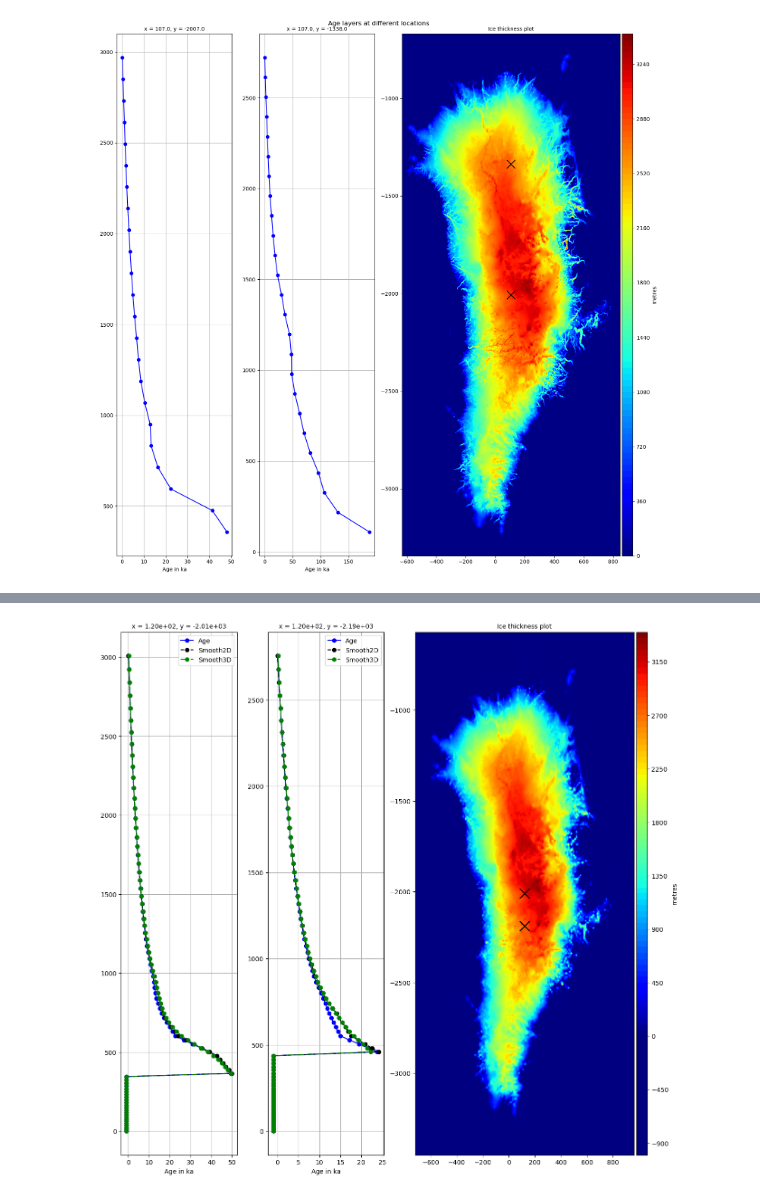
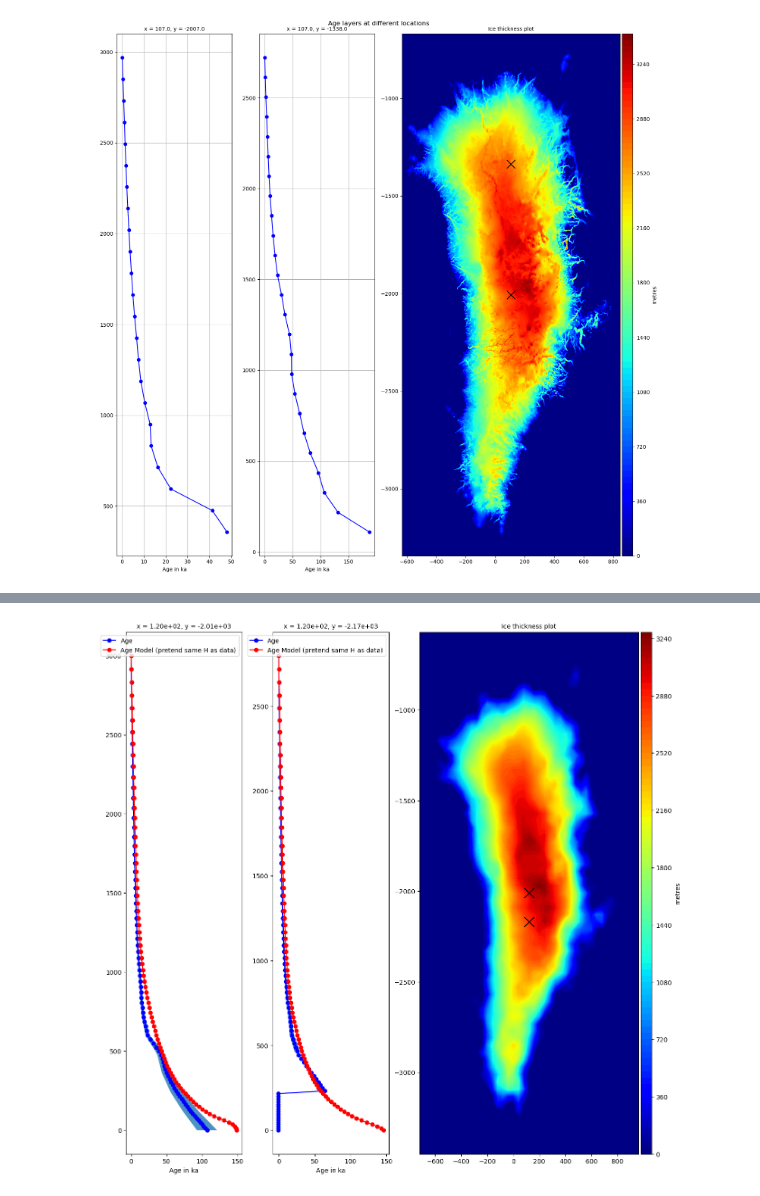
Before and after one commit to Shreyas911/pySICOPOLIS, a Jupyter notebook: examples/jupyter_notebooks/vis_interp_data.ipynb, the cells around one changed output, grey strips where cells are left out. Drawn from its saved outputs; the diff is of its cells as text; code cells hidden in the pictures.

```diff
--- a/examples/jupyter_notebooks/vis_interp_data.ipynb
+++ b/examples/jupyter_notebooks/vis_interp_data.ipynb
@@ -32,12 +32,7 @@ ds_bm5['y'] = ds_bm5['y']*0.001
 ds_temp['x'] = ds_temp['x']*0.001
 ds_temp['y'] = ds_temp['y']*0.001
 
-ds_bm5_10kms = xr.open_dataset(dataPath + 'bm5_data_10kms.nc')
-ds_bm5_16kms = xr.open_dataset(dataPath + 'bm5_data_16kms.nc')
 ds_bm5_40kms = xr.open_dataset(dataPath + 'bm5_data_40kms.nc')
-
-ds_age_10kms = xr.open_dataset(dataPath + 'age_data_10kms.nc')
-ds_age_16kms = xr.open_dataset(dataPath + 'age_data_16kms.nc')
 ds_age_40kms = xr.open_dataset(dataPath + 'age_data_40kms.nc')
 
 ### Load model outputs
@@ -47,7 +42,7 @@ ds_model = xr.open_dataset(modelPath + 'grl40_bm5_paleo17a_CT4_BH0_8point5CS_spi
 ds_model40 = modelData.correctModelDataset(ds_model)
 
 n_rows, n_cols = 2, 3
-aspect_ratio = len(ds_bm5_40kms['xModel'])/len(ds_bm5_40kms['yModel'])
+aspect_ratio = len(ds_bm5_40kms['x'])/len(ds_bm5_40kms['y'])
 subplot_width = 4
 subplot_height = subplot_width / aspect_ratio
 plt.rcParams["figure.figsize"] = ((n_cols+1.0)*subplot_width, n_rows*subplot_height)
@@ -95,7 +90,7 @@ plt.tight_layout()
 [figure]
 # %%
 n_rows, n_cols = 1, 2
-aspect_ratio = len(ds_bm5_40kms['xModel'])/len(ds_bm5_40kms['yModel'])
+aspect_ratio = len(ds_bm5_40kms['x'])/len(ds_bm5_40kms['y'])
 subplot_width = 4
 subplot_height = subplot_width / aspect_ratio
 plt.rcParams["figure.figsize"] = ((n_cols+1.0)*subplot_width, n_rows*subplot_height)
@@ -119,7 +114,7 @@ plt.tight_layout()
 [figure]
 # %%
 n_rows, n_cols = 2, 2
-aspect_ratio = len(ds_bm5_40kms['xModel'])/len(ds_bm5_40kms['yModel'])
+aspect_ratio = len(ds_bm5_40kms['x'])/len(ds_bm5_40kms['y'])
 subplot_width = 4
 subplot_height = subplot_width / aspect_ratio
 plt.rcParams["figure.figsize"] = ((n_cols+1.0)*subplot_width, n_rows*subplot_height)
@@ -285,6 +191,6 @@ np.sum(np.sort(costs_smoothest_weighted.flatten())[::-1][:500])/cost_smoothest_w
 # %%
 n_rows, n_cols = 2, 2
-aspect_ratio = len(ds_bm5_40kms['xModel'])/len(ds_bm5_40kms['yModel'])
+aspect_ratio = len(ds_bm5_40kms['x'])/len(ds_bm5_40kms['y'])
 subplot_width = 4
 subplot_height = subplot_width / aspect_ratio
 plt.rcParams["figure.figsize"] = ((n_cols+1.0)*subplot_width, n_rows*subplot_height)
@@ -607,66 +353,68 @@ plt.tight_layout()
 plt.rcParams["figure.figsize"] = (15,15)
 fig, ax = plt.subplots(1,3, width_ratios=[1,1,2])
 
-fancyPlotter.plot_normal(ds_age_10kms['xModel'], ds_age_10kms['yModel'],
-                         ds_age_10kms['H'],
+fancyPlotter.plot_normal(ds_age_40kms['x'], ds_age_40kms['y'],
+                         ds_age_40kms['H'],
                          cmap = 'jet', nbins = 100, vmin = 0,
                          fig = fig, ax = ax[2],
                          cbar_label = 'metres')
 ax[2].set_title(f'Ice thickness plot', fontsize=10)
 
-xIndex = int(ds_age_10kms['xModel'].shape[0]/2)
-yIndex = int(ds_age_10kms['yModel'].shape[0]/2)
+xIndex = int(ds_age_40kms['x'].shape[0]/2)
+yIndex = int(ds_age_40kms['y'].shape[0]/2)
 
-xLoc = ds_age_10kms['xModel'][xIndex].data
-yLoc = ds_age_10kms['yModel'][yIndex].data
-age_z = ds_age_10kms['age_c'][:,yIndex,xIndex]
-age_smooth2D_z = ds_age_10kms['age_c_smooth2D'][:,yIndex,xIndex]
-age_smooth3D_z = ds_age_10kms['age_c_smooth3D'][:,yIndex,xIndex]
-depth_z = ds_age_10kms['z_minus_zbModel'][:,yIndex,xIndex]
+xLoc = ds_age_40kms['x'][xIndex].data
+yLoc = ds_age_40kms['y'][yIndex].data
+age_z = ds_age_40kms['age_c'][:,yIndex,xIndex]
+age_z_uncert = ds_age_40kms['age_c_uncert'][:,yIndex,xIndex]
+age_z_model = ds_model40["age_c"][:,yIndex,xIndex]
+depth_z = ds_age_40kms['sigma'].data*ds_age_40kms["H"].data[yIndex, xIndex]
+depth_z_model = depth_z.copy()
 
-fancyPlotter.plot_1D_depth_profile(age_z/1000, depth_z, None,
+fancyPlotter.plot_1D_depth_profile(age_z/1000, depth_z, age_z_uncert/1000,
                                    fig=fig, ax = ax[0],
                                    linestyle='-', marker='o', color='b',
                                    label = 'Age')
-fancyPlotter.plot_1D_depth_profile(age_smooth2D_z/1000, depth_z, None,
+
+fancyPlotter.plot_1D_depth_profile(age_z_model/1000, depth_z_model, None,
                                    fig=fig, ax = ax[0],
-                                   linestyle='--', marker='o', color='k',
-                                   label = 'Smooth2D')
-fancyPlotter.plot_1D_depth_profile(age_smooth3D_z/1000, depth_z, None,
-                                   fig=fig, ax = ax[0],
-                                   linestyle='-.', marker='o', color='g',
-                                   label = 'Smooth3D')
+                                   linestyle='-', marker='o', color='r',
+                                   label = 'Age Model (pretend same H as data)')
 
 ax[0].set_title(f'x = {xLoc:.2e}, y = {yLoc:.2e}', fontsize=10)
 ax[0].set_xlabel(f'Age in ka', fontsize=10)
 ax[2].scatter(xLoc, yLoc, s=250, c='black', marker='x')
 ax[0].legend()
 
-xIndex = int(ds_age_10kms['xModel'].shape[0]/2)
-yIndex = int(3*ds_age_10kms['xModel'].shape[0]/4)
+print(age_z_uncert)
+print(age_z/age_z_uncert)
 
-xLoc = ds_age_10kms['xModel'][xIndex].data
-yLoc = ds_age_10kms['yModel'][yIndex].data
-age_z = ds_age_10kms['age_c'][:,yIndex,xIndex]
-age_smooth2D_z = ds_age_10kms['age_c_smooth2D'][:,yIndex,xIndex]
-age_smooth3D_z = ds_age_10kms['age_c_smooth3D'][:,yIndex,xIndex]
-depth_z = ds_age_10kms['z_minus_zbModel'][:,yIndex,xIndex]
+xIndex = int(ds_age_40kms['x'].shape[0]/2)
+yIndex = int(3*ds_age_40kms['x'].shape[0]/4)
 
-fancyPlotter.plot_1D_depth_profile(age_z/1000, depth_z, None,
+xLoc = ds_age_40kms['x'][xIndex].data
+yLoc = ds_age_40kms['y'][yIndex].data
+age_z = ds_age_40kms['age_c'][:,yIndex,xIndex]
+age_z_uncert = ds_age_40kms['age_c_uncert'][:,yIndex,xIndex]
+age_z_model = ds_model40["age_c"][:,yIndex,xIndex]
+depth_z = ds_age_40kms['sigma'].data*ds_age_40kms["H"].data[yIndex, xIndex]
+depth_z_model = depth_z.copy()
+
+fancyPlotter.plot_1D_depth_profile(age_z/1000, depth_z, age_z_uncert/1000*(age_z_uncert >= 0),
                                    fig=fig, ax = ax[1],
                                    linestyle='-', marker='o', color='b',
                                    label = 'Age')
-fancyPlotter.plot_1D_depth_profile(age_smooth2D_z/1000, depth_z, None,
+
+fancyPlotter.plot_1D_depth_profile(age_z_model/1000, depth_z_model, None,
                                    fig=fig, ax = ax[1],
-                                   linestyle='--', marker='o', color='k',
-                                   label = 'Smooth2D')
-fancyPlotter.plot_1D_depth_profile(age_smooth3D_z/1000, depth_z, None,
-                                   fig=fig, ax = ax[1],
-                                   linestyle='-.', marker='o', color='g',
-                                   label = 'Smooth3D')
+                                   linestyle='-', marker='o', color='r',
+                                   label = 'Age Model (pretend same H as data)')
 
 ax[1].set_title(f'x = {xLoc:.2e}, y = {yLoc:.2e}', fontsize=10)
 ax[1].set_xlabel(f'Age in ka', fontsize=10)
 ax[2].scatter(xLoc, yLoc, s=250, c='black', marker='x')
 ax[1].legend()
+
+print(age_z_uncert)
+print(age_z/age_z_uncert)
 # %% [output]
@@ -674 +438 @@ ax[1].legend()
-[figure, old version]
+[figure, new version]
```
Also changed, not shown: parts of 12 cells of this notebook, 12 other files.
